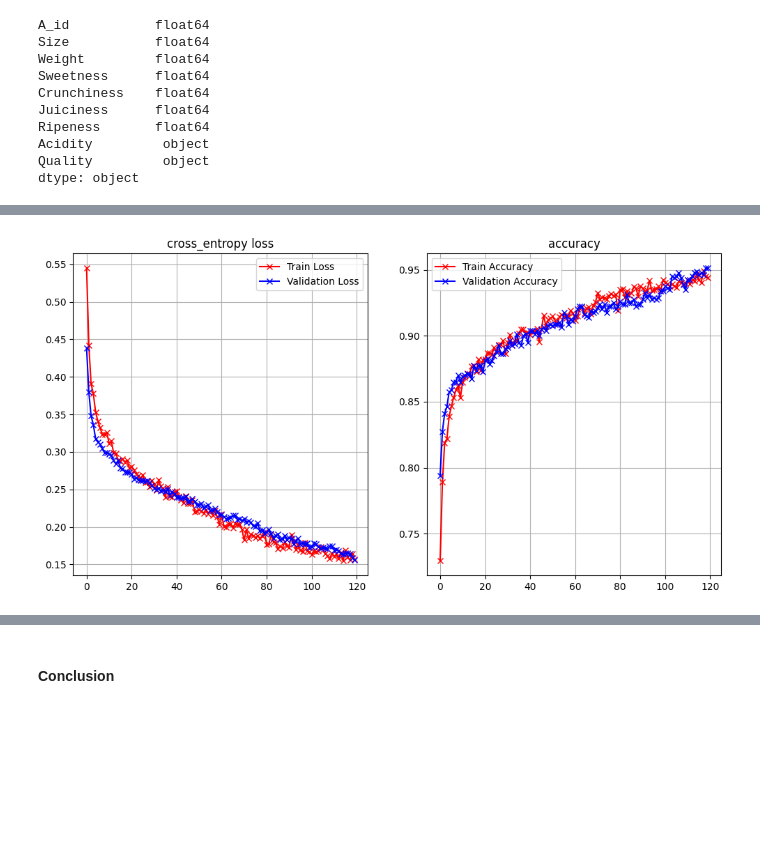
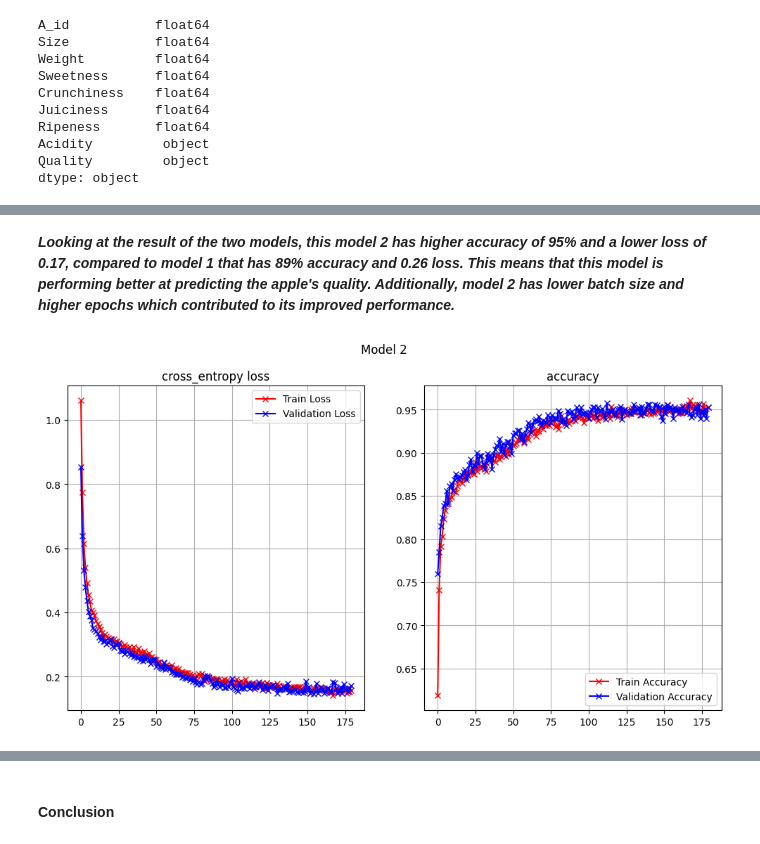
Before and after one commit to laelynette/CPE-313, a Jupyter notebook: Hands_on_Activity_1_3_Regularization.ipynb, the cells around one changed output, grey strips where cells are left out. Saved outputs shown, nothing was run; the diff lists cells and outputs as text; code cells hidden in the pictures; blank space fills up the shorter version.

```diff
--- a/Hands_on_Activity_1_3_Regularization.ipynb
+++ b/Hands_on_Activity_1_3_Regularization.ipynb
@@ -196,5 +205,5 @@ Interpret the result
 # %%
-def plot_loss_accuracy(history):
+def plot_loss_accuracy(history,title):
     fig = plt.figure(figsize=(12, 6))
     ax = fig.add_subplot(1, 2, 1)
     ax.plot(history.history["loss"],'r-x', label="Train Loss")
@@ -211,6 +220,8 @@ def plot_loss_accuracy(history):
     ax.set_title('accuracy')
     ax.grid(True)
 
+    plt.suptitle(title)
 
-plot_loss_accuracy(history)
+
+plot_loss_accuracy(history, '')
 # %% [output]
@@ -302,6 +316,6 @@ apple.iloc[:, :-1] = scaler.fit_transform(apple.iloc[:, :-1])
 # %%
-X = apple.iloc[:, :-1]
-y = apple.iloc[:, -1]
+X = apple.iloc[:, :-1] # Independent Varables (all columns except the last one)
+y = apple.iloc[:, -1:] # Dependent Variable (last column)
 # %%
 from sklearn.model_selection import train_test_split
 
@@ -393,10 +420,13 @@ plot_loss_accuracy(history_model1)
 # %%
+# Creating Model 2
 model_2 = Sequential()
-model_2.add(Dense(100, activation='relu', input_shape=(8,)))
-model_2.add(Dropout(0.4))
-model_2.add(Dense(200, activation='relu'))
-model_2.add(Dropout(0.4))
-model_2.add(Dense(1, activation='sigmoid'))
+model_2.add(Dense(64, activation='relu', input_shape=(8,)))  # First hidden layer with 64 neurons
+model_2.add(Dropout(0.27))  # Dropout of 0.27 in the first hidden layer
+model_2.add(Dense(50, activation='relu', kernel_regularizer='l2')) # Second hidden layer with 64 neurons and with L2 regularization
+model_2.add(Dropout(0.27))  # Dropout of 0.27 in the second hidden layer
+model_2.add(Dense(45, activation='relu')) # Third hidden layer with 45 neurons
+model_2.add(Dropout(0.3))  # Dropout of 0.3 in the third hidden layer
+model_2.add(Dense(1, activation='sigmoid')) # Final layer with sigmoid activation function
 # %%
 model_2.summary()
 # %% [output]
@@ -422,10 +452,13 @@ _________________________________________________________________
 # %%
+# Compiling the model with binary cross-entropy loss, RMSprop optimizer, and accuracy metric
 learning_rate = .001
 model_2.compile(loss='binary_crossentropy',
               optimizer=RMSprop(lr=learning_rate),
               metrics=['accuracy'])
-batch_size = 50  # mini-batch with 128 examples
-epochs = 120
+batch_size = 50
+epochs = 180
+
+# Train the model and store training history
 history_model2 = model_2.fit(
     x_train, y_train,
     batch_size=batch_size,
@@ -461,4 +494,6 @@ Test accuracy: 0.9512500166893005
+# %% [markdown]
+***Looking at the result of the two models, this model 2 has higher accuracy of 95% and a lower loss of 0.17, compared to model 1 that has 89% accuracy and 0.26 loss. This means that this model is performing better at predicting the apple's quality. Additionally, model 2 has lower batch size and higher epochs which contributed to its improved performance.***
 # %%
-plot_loss_accuracy(history_model2)
+plot_loss_accuracy(history_model2, 'Model 2')
 # %% [output]
-[figure, old version]
+[figure, new version]
```
Also changed, not shown: parts of 34 cells of this notebook.
